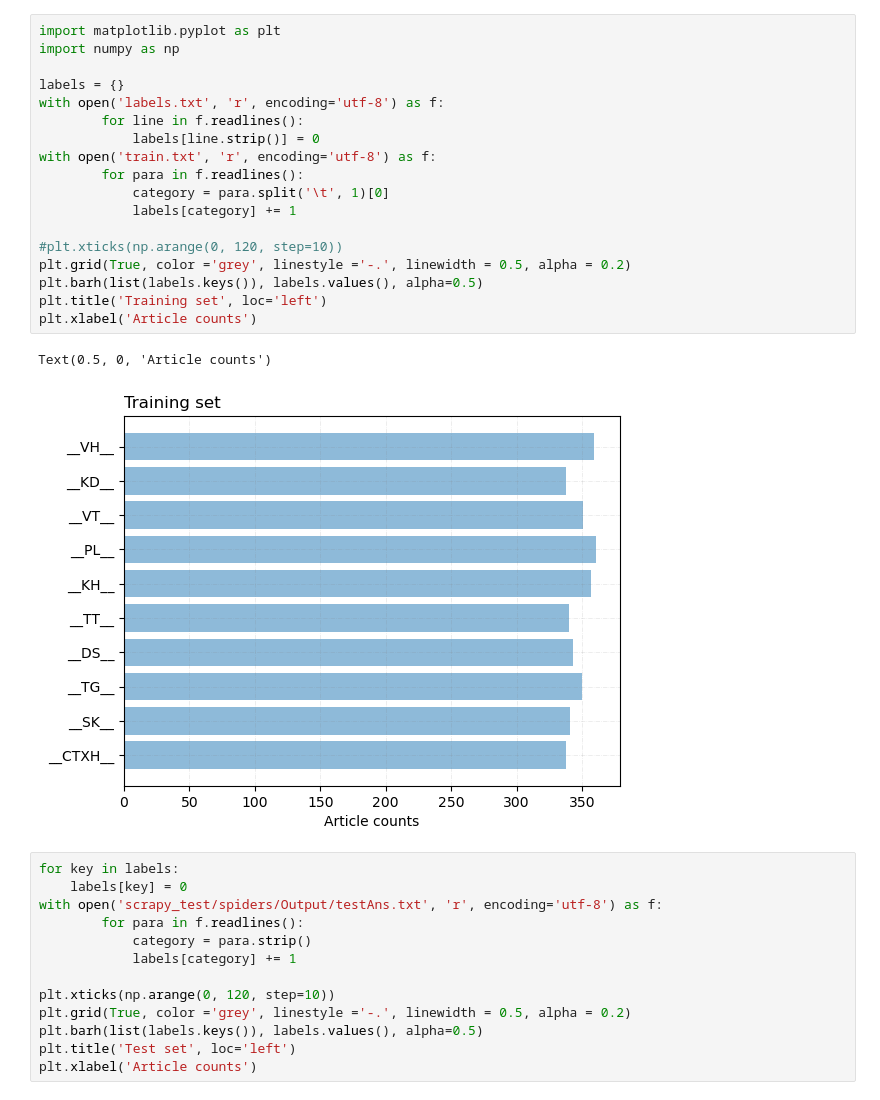
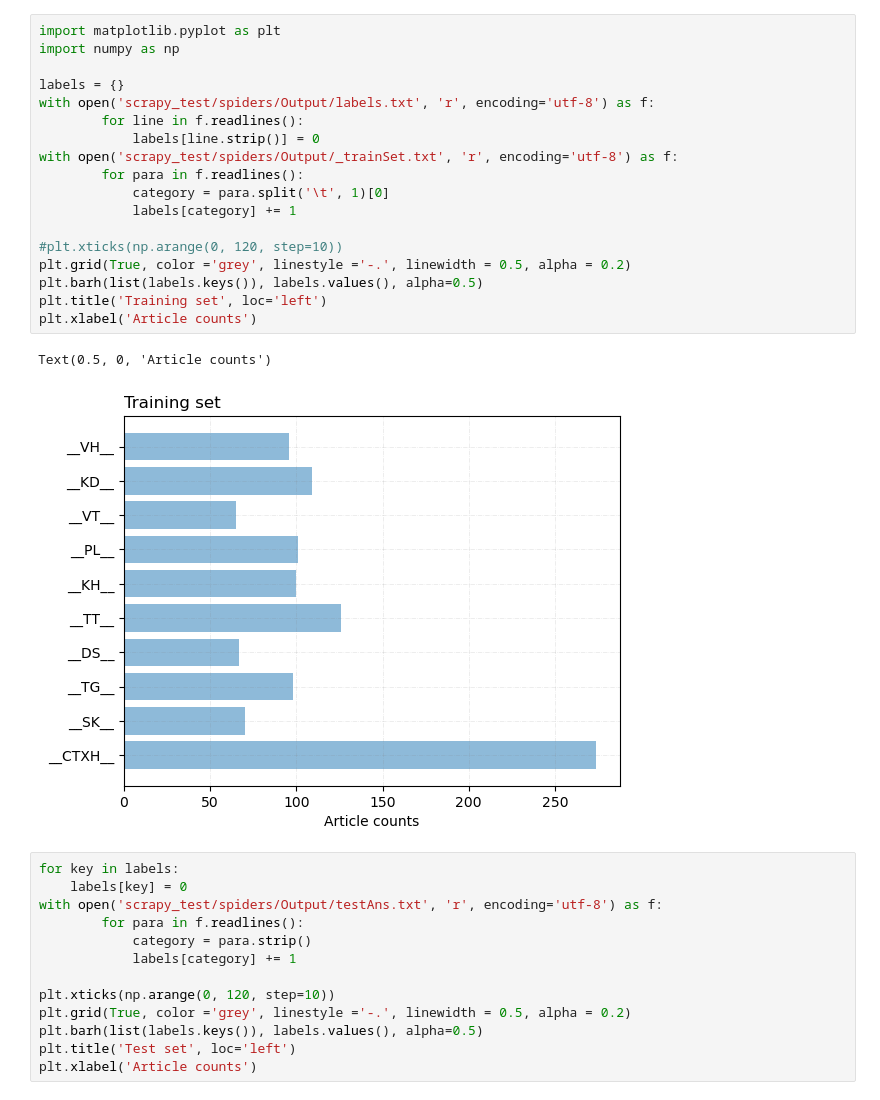
Before and after one commit to phuongmt3/classify-news, a Jupyter notebook: Histogram.ipynb, the cells around one changed output. Drawn from its saved outputs; the diff is of its cells as text.

```diff
--- a/Histogram.ipynb
+++ b/Histogram.ipynb
@@ -1,24 +1,24 @@
 # %%
 import matplotlib.pyplot as plt
 import numpy as np
 
 labels = {}
-with open('labels.txt', 'r', encoding='utf-8') as f:
+with open('scrapy_test/spiders/Output/labels.txt', 'r', encoding='utf-8') as f:
         for line in f.readlines():
             labels[line.strip()] = 0
-with open('train.txt', 'r', encoding='utf-8') as f:
+with open('scrapy_test/spiders/Output/_trainSet.txt', 'r', encoding='utf-8') as f:
         for para in f.readlines():
             category = para.split('\t', 1)[0]
             labels[category] += 1
 
 #plt.xticks(np.arange(0, 120, step=10))
 plt.grid(True, color ='grey', linestyle ='-.', linewidth = 0.5, alpha = 0.2)
 plt.barh(list(labels.keys()), labels.values(), alpha=0.5)
 plt.title('Training set', loc='left')
 plt.xlabel('Article counts')
 # %% [output]
 Text(0.5, 0, 'Article counts')
-[figure, old version]
+[figure, new version]
 # %%
 for key in labels:
     labels[key] = 0
```
Also changed, not shown: 2 other files.
